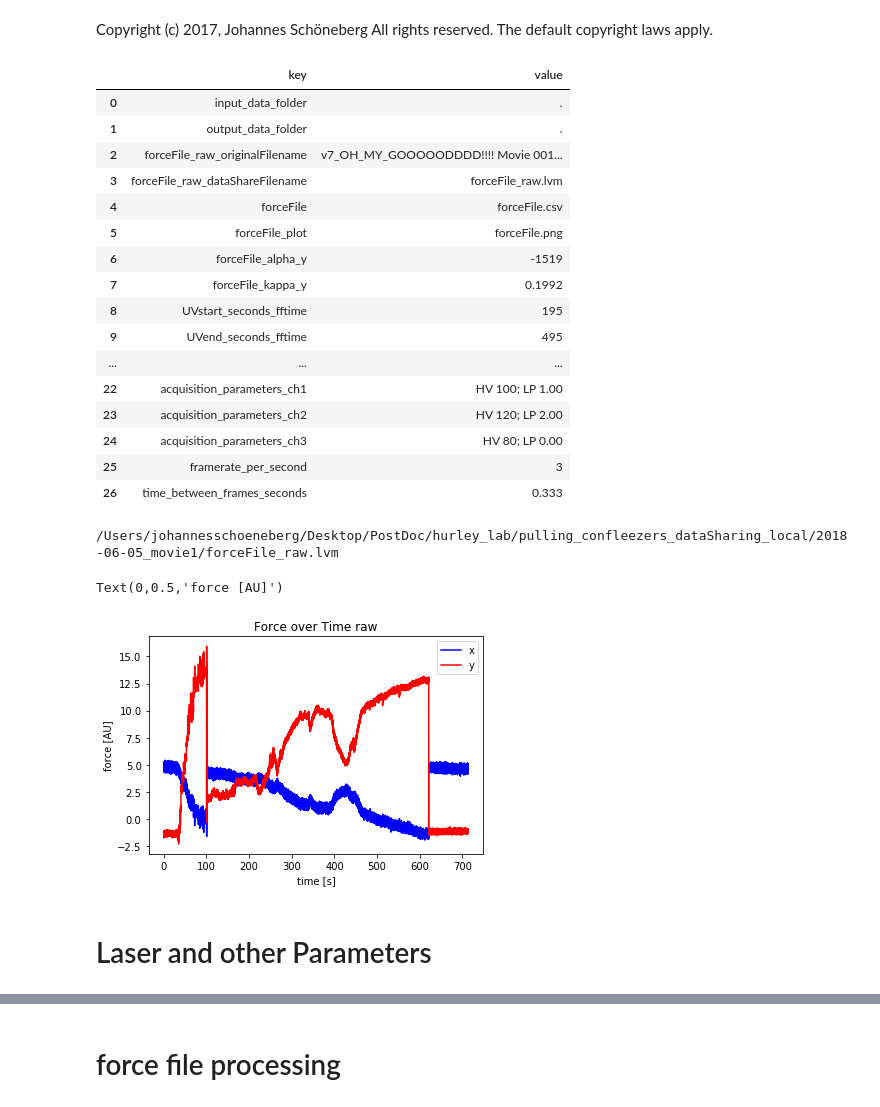
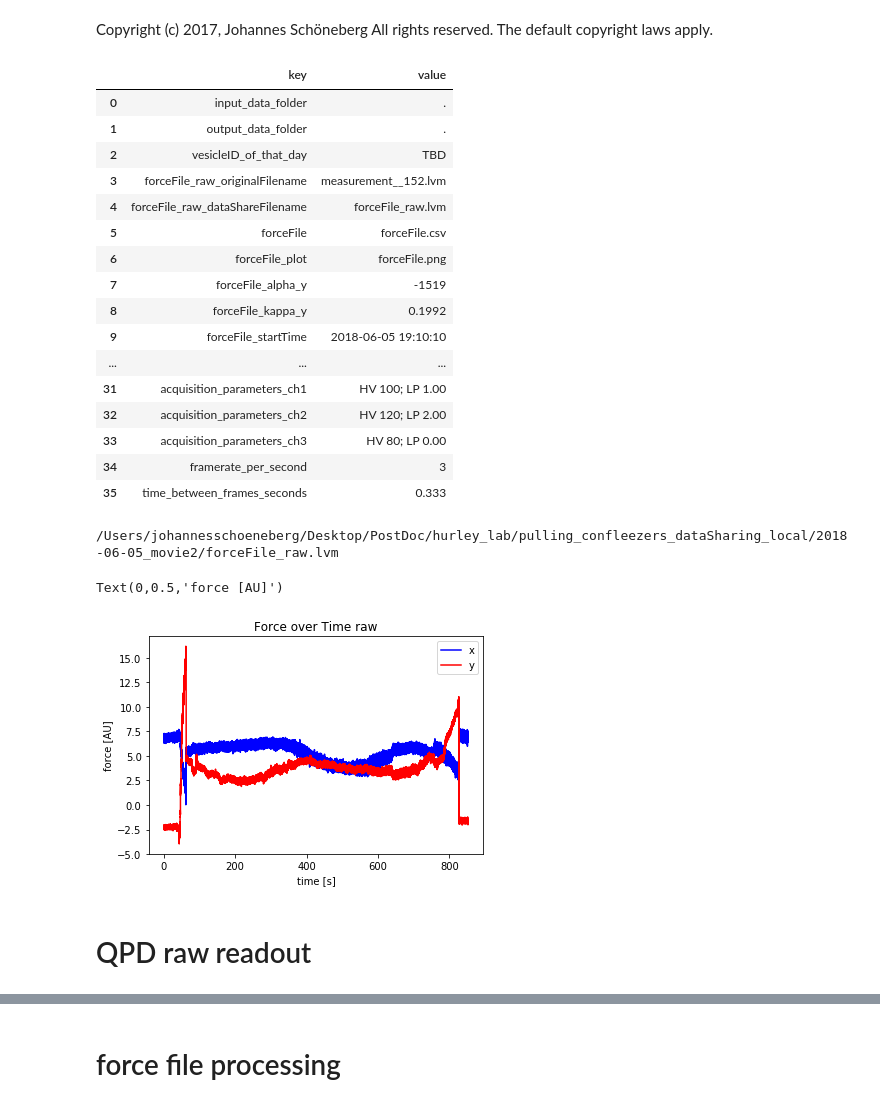
Before and after one commit to JohSchoeneberg/Confleezers, a Jupyter notebook: confleezers_data_analysis/tube__1_analyze_forcefile.ipynb, the cells around one changed output, grey strips where cells are left out. Saved outputs shown, nothing was run; the diff lists cells and outputs as text; code cells hidden in the pictures.

```diff
--- a/confleezers_data_analysis/tube__1_analyze_forcefile.ipynb
+++ b/confleezers_data_analysis/tube__1_analyze_forcefile.ipynb
@@ -38,5 +39,5 @@ import InputProcessing as inproc
 # %%
-path = '/Users/johannesschoeneberg/Desktop/PostDoc/hurley_lab/pulling_confleezers_dataSharing_local/2018-06-05_movie1/'
+path = '/Users/johannesschoeneberg/Desktop/PostDoc/hurley_lab/pulling_confleezers_dataSharing_local/2018-06-05_movie2/'
 
 inputParameters = pd.read_csv(path+'_info.csv',names=['key','value'])
 
@@ -48,20 +49,20 @@ inputParameters
 |  | key | value |
 | 0 | input_data_folder | . |
 | 1 | output_data_folder | . |
-| 2 | forceFile_raw_originalFilename | v7_OH_MY_GOOOOODDDD!!!! Movie 001... |
-| 3 | forceFile_raw_dataShareFilename | forceFile_raw.lvm |
-| 4 | forceFile | forceFile.csv |
-| 5 | forceFile_plot | forceFile.png |
-| 6 | forceFile_alpha_y | -1519 |
-| 7 | forceFile_kappa_y | 0.1992 |
-| 8 | UVstart_seconds_fftime | 195 |
-| 9 | UVend_seconds_fftime | 495 |
+| 2 | vesicleID_of_that_day | TBD |
+| 3 | forceFile_raw_originalFilename | measurement__152.lvm |
+| 4 | forceFile_raw_dataShareFilename | forceFile_raw.lvm |
+| 5 | forceFile | forceFile.csv |
+| 6 | forceFile_plot | forceFile.png |
+| 7 | forceFile_alpha_y | -1519 |
+| 8 | forceFile_kappa_y | 0.1992 |
+| 9 | forceFile_startTime | 2018-06-05 19:10:10 |
 | ... | ... | ... |
-| 22 | acquisition_parameters_ch1 | HV 100; LP 1.00 |
-| 23 | acquisition_parameters_ch2 | HV 120; LP 2.00 |
-| 24 | acquisition_parameters_ch3 | HV 80; LP 0.00 |
-| 25 | framerate_per_second | 3 |
-| 26 | time_between_frames_seconds | 0.333 |
+| 31 | acquisition_parameters_ch1 | HV 100; LP 1.00 |
+| 32 | acquisition_parameters_ch2 | HV 120; LP 2.00 |
+| 33 | acquisition_parameters_ch3 | HV 80; LP 0.00 |
+| 34 | framerate_per_second | 3 |
+| 35 | time_between_frames_seconds | 0.333 |
 # %%
 def ma(a, n=1000) :
     ret = np.cumsum(a, dtype=float)
@@ -120,22 +85,22 @@ def cleanForceFileAfterBreak(forceTrajectory,t,breakTime):
 # %%
 forceFile_raw_dataShareFilename = inproc.getInputParameter(inputParameters,"forceFile_raw_dataShareFilename")
 infilename = path+forceFile_raw_dataShareFilename
 print(infilename)
-t,x,y,forceFileTimeCreated,xforceraw,yforceraw = readForceFile(infilename)
+t,x,y,forceFileTimeCreated,xforceraw,yforceraw = ffp.readForceFile(infilename)
 
 
 plt.plot(t,scipy.ndimage.median_filter(x,50),c="b",label='x')
 plt.plot(t,scipy.ndimage.median_filter(y,50),c="r",label='y')
 plt.legend()
 plt.title("Force over Time raw")
 plt.xlabel("time [s]")
 plt.ylabel("force [AU]")
 # %% [output]
-/Users/johannesschoeneberg/Desktop/PostDoc/hurley_lab/pulling_confleezers_dataSharing_local/2018-06-05_movie1/forceFile_raw.lvm
+/Users/johannesschoeneberg/Desktop/PostDoc/hurley_lab/pulling_confleezers_dataSharing_local/2018-06-05_movie2/forceFile_raw.lvm
 Text(0,0.5,'force [AU]')
-[figure, old version]
+[figure, new version]
-# %% [markdown]
-# Laser and other Parameters
+# %% [markdown]
+# QPD raw readout
 # %%
  lvm = lvm_read.read(infilename, read_from_pickle=False)
 #print(lvm['Description'])
```
Also changed, not shown: parts of 11 cells of this notebook, 5 other files.
